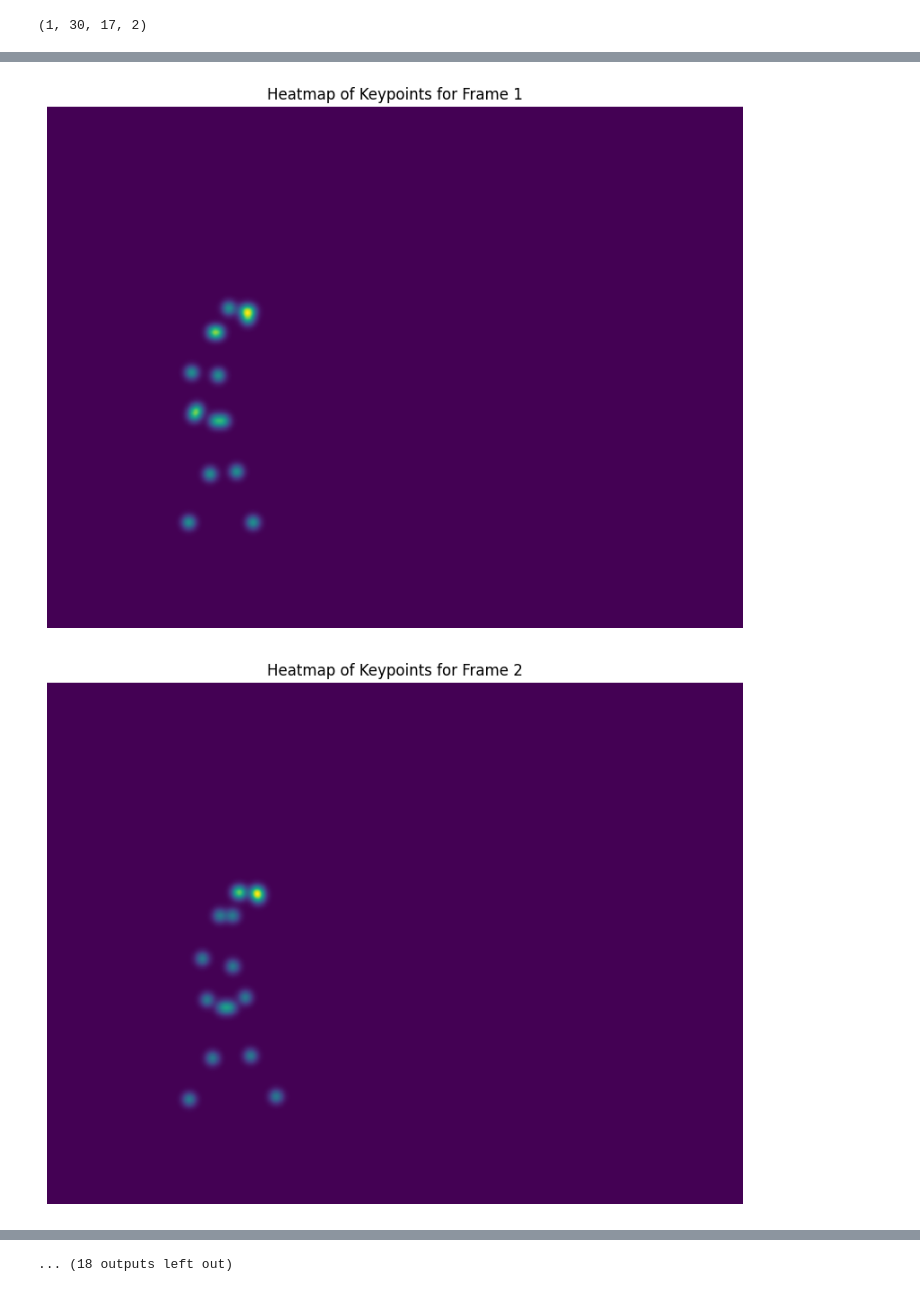
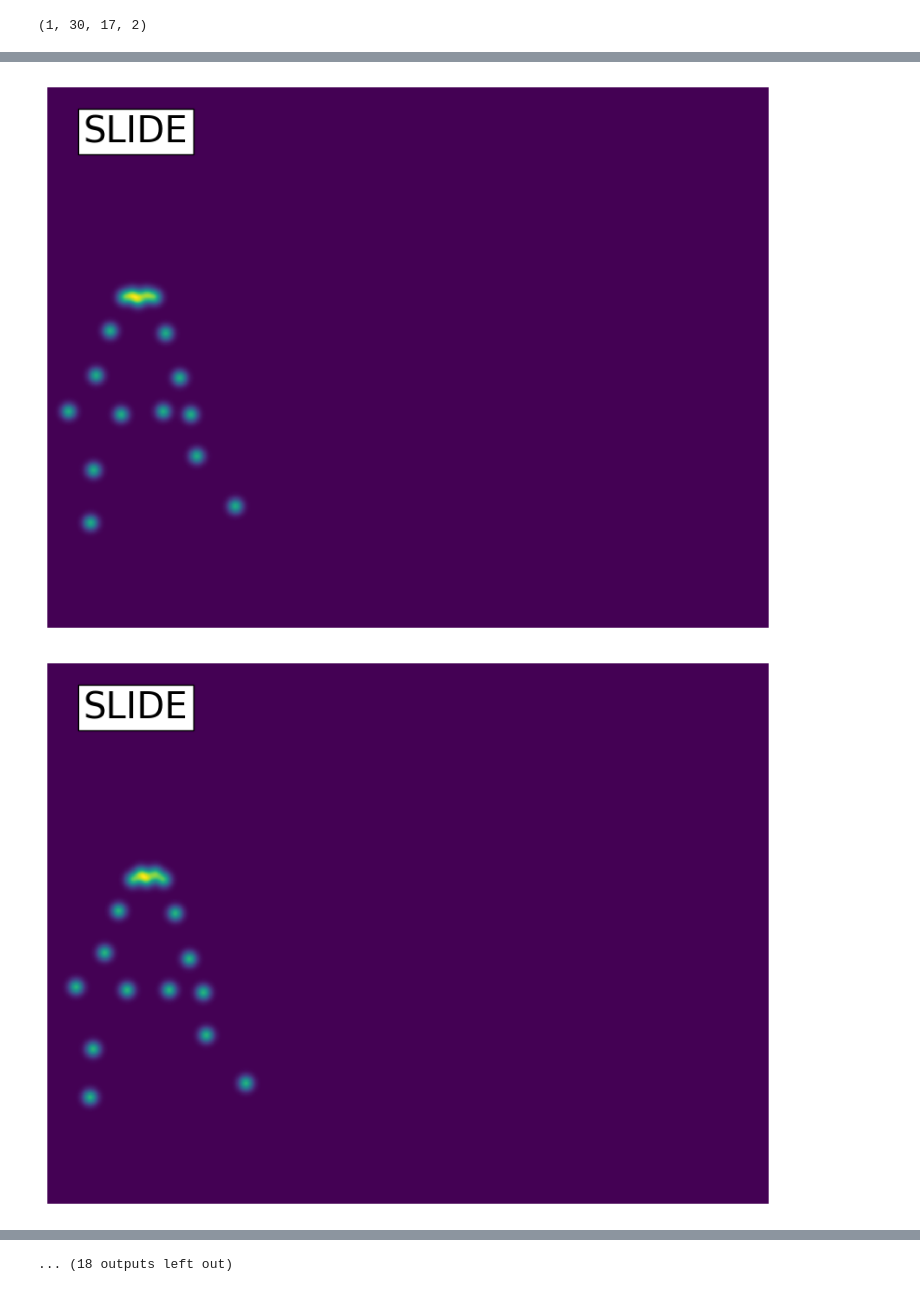
Before and after one commit to christianadr/gm-activity-recognition, a Jupyter notebook: notebooks/reports/visualize_data.ipynb, the cells around one changed output, grey strips where cells are left out. Drawn from its saved outputs; the diff is of its cells as text; code cells hidden in the pictures.

```diff
--- a/notebooks/reports/visualize_data.ipynb
+++ b/notebooks/reports/visualize_data.ipynb
@@ -4,10 +4,10 @@ from pathlib import Path
 from constants import globals as g
 
 
-activity = 'gallop'
-participant_no = 3
-PARENT_DIR = Path(g.PROJECT_DIR, "data", "grossmotor-pose-v2").__str__()
-data = Path(PARENT_DIR, f"center-{participant_no}_{activity}_1_2.pkl").__str__()
+activity = 'slide'
+participant_no = 1
+PARENT_DIR = Path(g.PROJECT_DIR, "data", "grossmotor-pose", "center-cropped").__str__()
+data = Path(PARENT_DIR, f"center-{participant_no}_{activity}_2_2.pkl").__str__()
 
 with open(data, 'rb') as f:
     pkl_data = pickle.load(f)
@@ -18,33 +24,47 @@ pkl_data['keypoint'].shape
 # %%
 import numpy as np
 import matplotlib.pyplot as plt
 from scipy.ndimage import gaussian_filter
+import imageio
+import io
 
-for frame_index in range(len(pkl_data['keypoint'][0])):
+# Assuming pkl_data is already defined
+frames = []
+num_frames = len(pkl_data['keypoint'][0])
+
+for frame_index in range(num_frames):
     keypoints = pkl_data['keypoint'][0][frame_index]
 
-
     heatmap = np.zeros(pkl_data['img_shape'][:2])
-
 
     spread = 10
     for joint in keypoints:
         x, y = int(joint[0]), int(joint[1])
         if 0 <= x < heatmap.shape[1] and 0 <= y < heatmap.shape[0]:
             heatmap[y, x] = 1
 
+    heatmap_blurred = gaussian_filter(heatmap, sigma=spread)
+    heatmap_normalized = heatmap_blurred / heatmap_blurred.max()
 
-    heatmap_blurred = gaussian_filter(heatmap, sigma=spread)
+    fig, ax = plt.subplots(figsize=(10, 10))
+    ax.imshow(heatmap_normalized, interpolation='nearest')
+    ax.axis('off')
+    ax.text(0.05, 0.95, activity.upper(), transform=ax.transAxes, fontsize=28,
+            verticalalignment='top', bbox=dict(facecolor='white', alpha=1))
+    # plt.title(activity.upper(), fontsize=20)
+    plt.show()
 
 
-    heatmap_normalized = heatmap_blurred / heatmap_blurred.max()
 
 
-    plt.figure(figsize=(10, 10))
-    plt.imshow(heatmap_normalized, interpolation='nearest')
-    plt.title(f'Heatmap of Keypoints for Frame {frame_index + 1}')
-    plt.axis('off')
-    plt.show()
+    # Save the frame to a buffer
+    # buf = io.BytesIO()
+    # plt.savefig(buf, format='png', bbox_inches='tight', pad_inches=0)
+    # buf.seek(0)
+    # frames.append(imageio.imread(buf))
+    # plt.close(fig)
+
+# imageio.mimsave(f"{pkl_data['frame_dir']}.gif", frames, duration=1)
 # %% [output]
-[figure, old version]
+[figure, new version]
-[figure, old version]
+[figure, new version]
```
Also changed, not shown: parts of 5 cells of this notebook, 13 other files.
